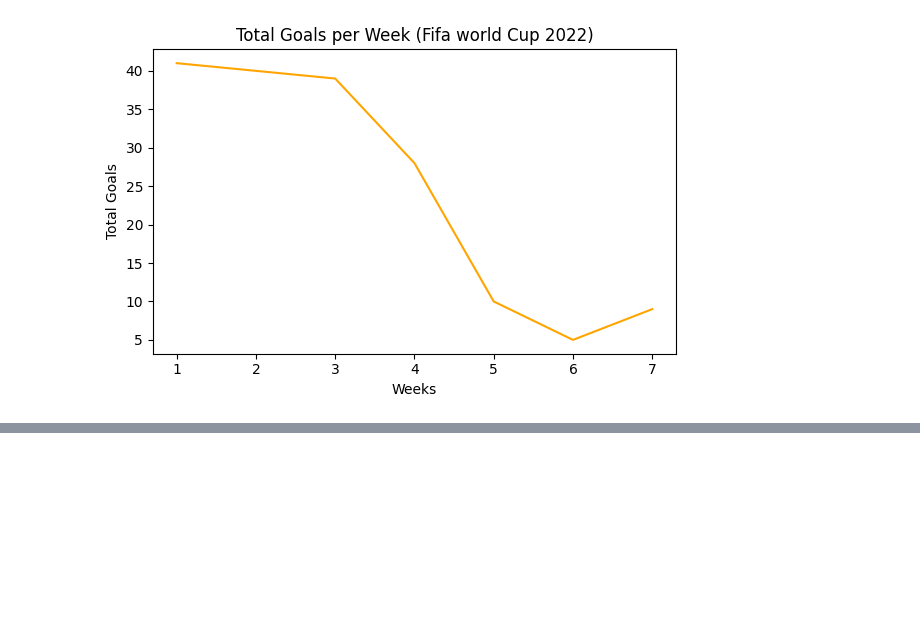
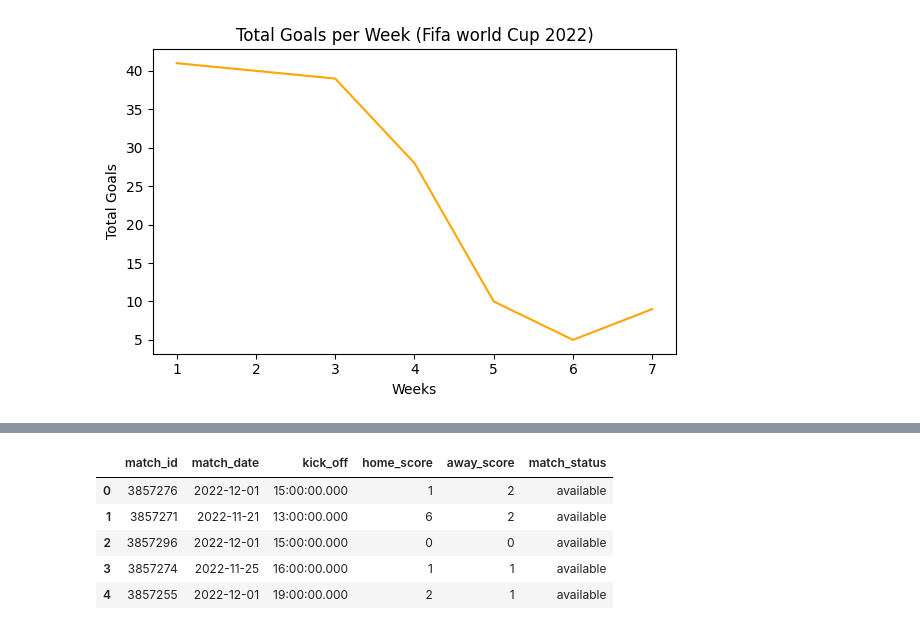
Before and after one commit to Akhilmehra22/analytics-portfolio, a Jupyter notebook: fifa/Fifa-exploration.ipynb, the cells around one changed output, grey strips where cells are left out. Saved outputs shown, nothing was run; the diff lists cells and outputs as text; code cells hidden in the pictures; blank space fills up the shorter version.

Commit message:
Add loc iloc and missing data exploration

```diff
--- a/fifa/Fifa-exploration.ipynb
+++ b/fifa/Fifa-exploration.ipynb
@@ -264,0 +397,9 @@ plt.show()
+# %%
+matches.iloc[0:5,0:6]
+# %% [output]
+|  | match_id | match_date | kick_off | home_score | away_score | match_status |
+| 0 | 3857276 | 2022-12-01 | 15:00:00.000 | 1 | 2 | available |
+| 1 | 3857271 | 2022-11-21 | 13:00:00.000 | 6 | 2 | available |
+| 2 | 3857296 | 2022-12-01 | 15:00:00.000 | 0 | 0 | available |
+| 3 | 3857274 | 2022-11-25 | 16:00:00.000 | 1 | 1 | available |
+| 4 | 3857255 | 2022-12-01 | 19:00:00.000 | 2 | 1 | available |
```
Also changed, not shown: parts of 10 cells of this notebook.
